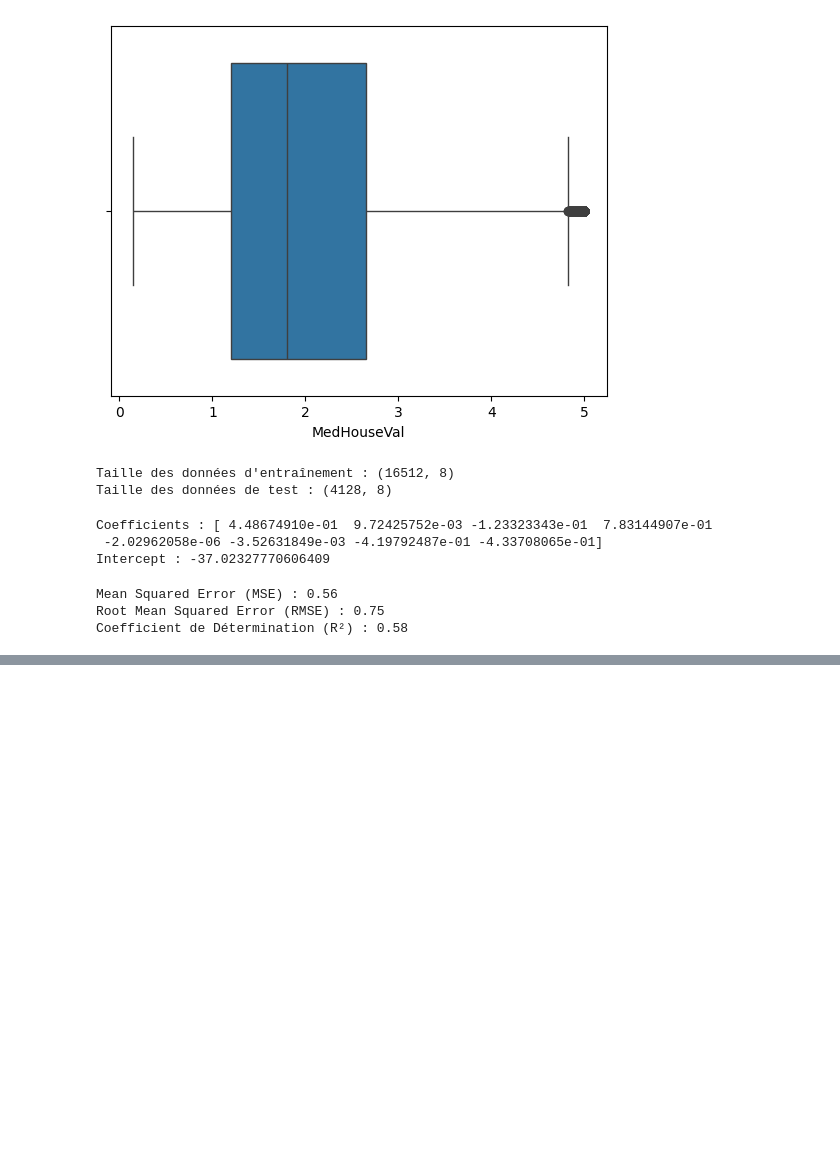
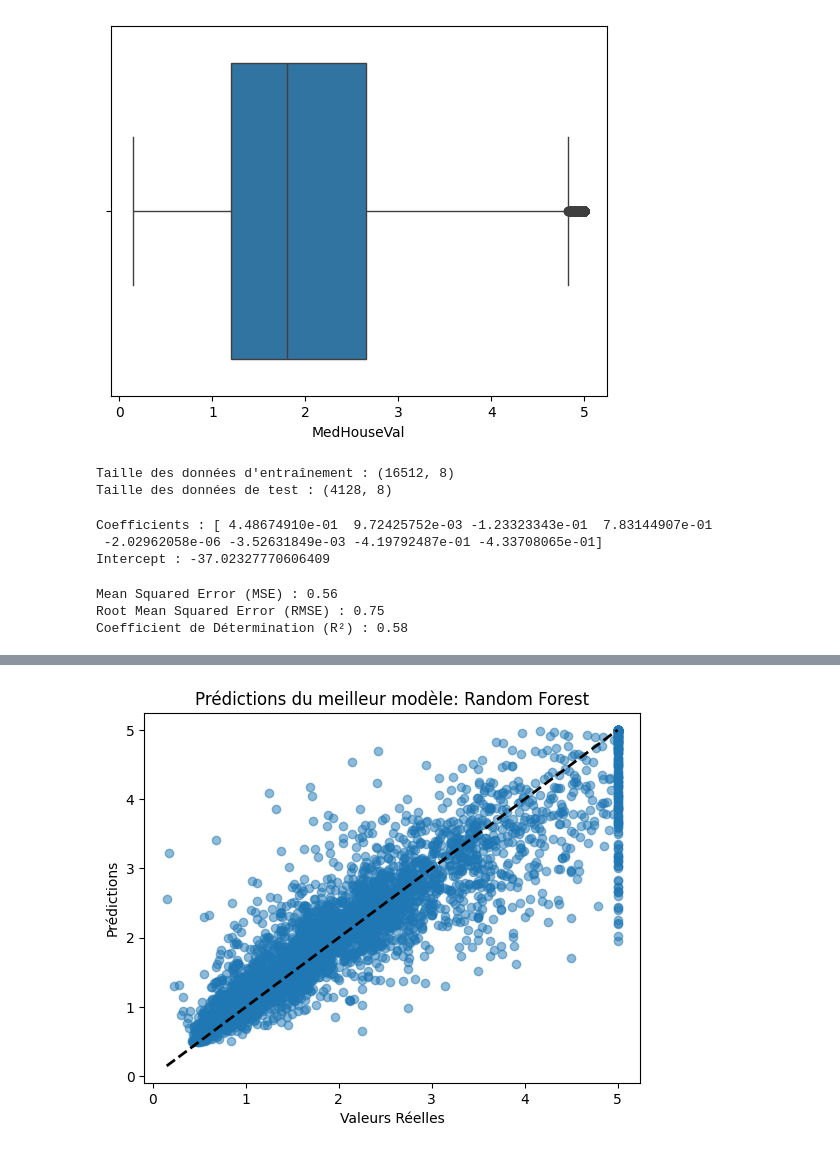
Before and after one commit to bravovaldes/Apprentissage_Supervise_Regression, a Jupyter notebook: Untitled0.ipynb, the cells around one changed output, grey strips where cells are left out. Cells and saved outputs as stored; diff of their text form; code cells hidden in the pictures; blank space fills up the shorter version.

```diff
--- a/Untitled0.ipynb
+++ b/Untitled0.ipynb
@@ -172,0 +173,80 @@ Random Forest - R² : 0.80
+# %%
+# prompt: code pour choisir le meilleur model en fonction de ce code
+# Y_pred = model.predict(X_test)
+# mse = mean_squared_error(Y_test, Y_pred)
+# r2 = r2_score(Y_test, Y_pred)
+# rmse = np.sqrt(mse)
+# # Afficher les résultats
+# print(f"Mean Squared Error (MSE) : {mse:.2f}")
+# print(f"Root Mean Squared Error (RMSE) : {rmse:.2f}")
+# print(f"Coefficient de Détermination (R²) : {r2:.2f}")
+# # Foret aleatoire
+# # Initialisons le modele de Foret Aleatoire
+# rf_model = RandomForestRegressor(n_estimators=100, random_state=42)
+# # Entrainer le modele
+# rf_model.fit(X_train, Y_train)
+# # Faire des predictions sur l'ensemble de test
+# Y_pred_rf = rf_model.predict(X_test)
+# # Évaluer le modèle
+# mse_rf = mean_squared_error(Y_test, Y_pred)
+# rmse_rf = np.sqrt(mse_rf)
+# r2_rf = r2_score(Y_test, Y_pred)
+# print(f"Random Forest - MSE : {mse_rf:.2f}")
+# print(f"Random Forest - RMSE : {rmse_rf:.2f}")
+# print(f"Random Forest - R² : {r2_rf:.2f}")
+# #Visualtion des valeurs reeles vs predictions
+# plt.scatter(Y_test, Y_pred, alpha=0.5, label='Régression Linéaire')
+# plt.scatter(Y_test, Y_pred_rf, alpha=0.5, color='red', label='Forêt Aléatoire')
+# plt.plot([Y_test.min(), Y_test.max()], [Y_test.min(), Y_test.max()], 'k--', lw=2)
+# plt.xlabel('Valeurs Réelles')
+# plt.ylabel('Prédictions')
+# plt.legend()
+# plt.title('Comparaison des Prédictions')
+# plt.show()
+
+from sklearn.datasets import fetch_california_housing
+import pandas as pd
+import numpy as np
+import matplotlib.pyplot as plt
+import seaborn as sns
+from sklearn.model_selection import train_test_split, cross_val_score
+from sklearn.linear_model import LinearRegression
+from sklearn.ensemble import RandomForestRegressor
+from sklearn.metrics import mean_squared_error, r2_score
+from sklearn.preprocessing import StandardScaler, MinMaxScaler
+from sklearn.impute import KNNImputer
+
+# ... (previous code remains the same)
+
+# Evaluate and compare models
+models = {
+    "Linear Regression": model,
+    "Random Forest": rf_model
+}
+
+results = {}
+for name, model in models.items():
+    Y_pred = model.predict(X_test)
+    mse = mean_squared_error(Y_test, Y_pred)
+    rmse = np.sqrt(mse)
+    r2 = r2_score(Y_test, Y_pred)
+    results[name] = {"MSE": mse, "RMSE": rmse, "R^2": r2}
+    print(f"{name} - MSE : {mse:.2f}")
+    print(f"{name} - RMSE : {rmse:.2f}")
+    print(f"{name} - R² : {r2:.2f}")
+
+# Determine the best model based on a chosen metric (e.g., R^2)
+best_model_name = max(results, key=lambda k: results[k]["R^2"])
+best_model = models[best_model_name]
+
+print(f"\nBest Model: {best_model_name}")
+print(f"R^2 score of best model: {results[best_model_name]['R^2']:.2f}")
+
+# Visualize predictions of the best model
+plt.scatter(Y_test, best_model.predict(X_test), alpha=0.5)
+plt.plot([Y_test.min(), Y_test.max()], [Y_test.min(), Y_test.max()], 'k--', lw=2)
+plt.xlabel('Valeurs Réelles')
+plt.ylabel('Prédictions')
+plt.title(f'Prédictions du meilleur modèle: {best_model_name}')
+plt.show()
+# %% [output]
@@ -172,0 +262 @@ Random Forest - R² : 0.80
+[figure, added]
```
Also changed, not shown: parts of 2 cells of this notebook.
